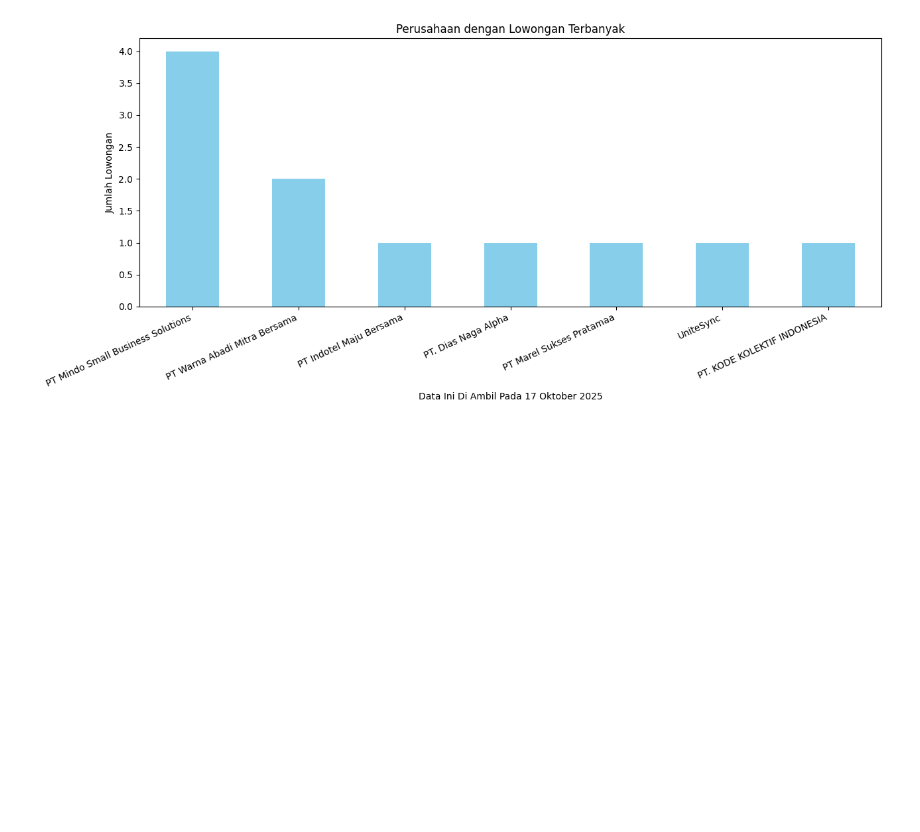
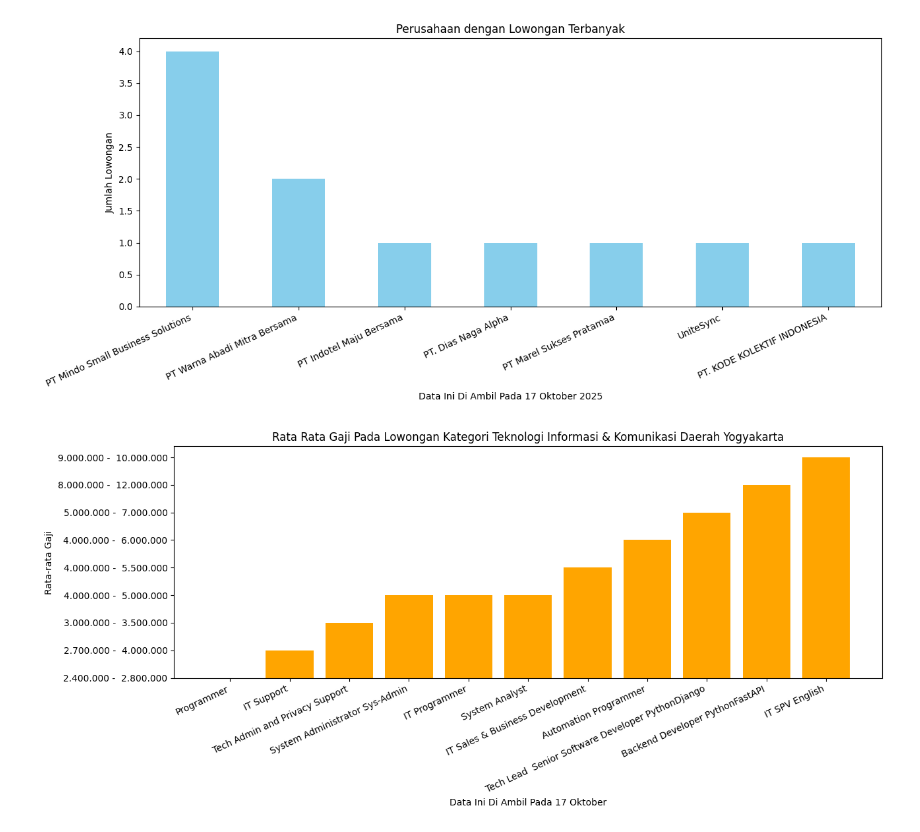
Before and after one commit to Argiiahm/lat_WebScraping, a Jupyter notebook: analisa_loker_jogja.ipynb, the cells around one changed output. Saved outputs shown, nothing was run; the diff lists cells and outputs as text; code cells hidden in the pictures; blank space fills up the shorter version.

Commit message:
add_chart_gaji_lowongan

```diff
--- a/analisa_loker_jogja.ipynb
+++ b/analisa_loker_jogja.ipynb
@@ -213,3 +213,80 @@ plt.tight_layout()
 plt.show()
 # %% [output]
 [figure]
+# %%
+from selenium import webdriver
+from selenium.webdriver.chrome.options import Options
+from bs4 import BeautifulSoup
+import pandas as pd
+from sqlalchemy import create_engine
+import matplotlib.pyplot as plt
+
+
+engine = create_engine("mysql+pymysql://root:@localhost:3306/joobsteet_yogya_db")
+
+options = Options()
+options.add_argument('--headless')
+options.add_argument('--disable-blink-features=AutomationControlled')
+options.add_argument('user-agent=Mozilla/5.0 (Windows NT 10.0; Win64; x64) AppleWebKit/537.36')
+
+driver = webdriver.Chrome(options=options)
+driver.get("https://id.jobstreet.com/id/jobs-in-information-communication-technology/in-DI-Yogyakarta")
+
+soup = BeautifulSoup(driver.page_source, "html.parser")
+# print(soup)
+
+cards = soup.select("article")
+
+data = []
+
+for card in cards:
+    loker_tag = card.select_one("h3")
+    pt_tag = card.select_one("a[data-automation='jobCompany']")
+    daerah_tag = card.select_one("a[data-automation='jobLocation']")
+    gaji_tag = card.select_one("span[data-automation='jobSalary']")
+
+    loker = loker_tag.get_text(strip=True) if loker_tag else "Tidak Di Tampilkan"
+    pt = pt_tag.get_text(strip=True) if pt_tag else None
+    daerah = daerah_tag.get_text(strip=True) if daerah_tag else "Tidak Di Tampilkan"
+    gaji = gaji_tag.get_text(strip=True) if gaji_tag else "Tidak Di Tampilkan"
+
+    data.append([loker, pt, daerah, gaji])
+
+df = pd.DataFrame(data, columns=["nama_lowongan","Perusahaan","Daerah","Gaji"])
+
+# Menghilangkan Text Yang Tidak Perlu
+df["nama_lowongan"] = df["nama_lowongan"].str.replace("/", "", regex=False)
+df["nama_lowongan"] = df["nama_lowongan"].str.replace("(", "", regex=False)
+df["nama_lowongan"] = df["nama_lowongan"].str.replace(")", "", regex=False)
+
+df["Perusahaan"] = df["Perusahaan"].str.replace("(", "", regex=False)
+df["Perusahaan"] = df["Perusahaan"].str.replace(")", "", regex=False)
+
+# Menghapus Lowongan Kerja Dengan Gaji Yang Tidak Di Tampilkan
+# Dan Menghilangkan Text Yang Tidak Perlu
+df = df[df['Gaji'] != "Tidak Di Tampilkan"]
+df['Gaji'] = df['Gaji'].str.replace('Rp', '', regex=False)
+df['Gaji'] = df['Gaji'].str.replace('per month', '', regex=False)
+df['Gaji'] = df['Gaji'].str.replace('/', '', regex=False)
+df['Gaji'] = df['Gaji'].str.replace('–', '-')
+df['Gaji'] = df['Gaji'].str.replace(',', '.')
+df['Gaji'] = df['Gaji'].str.strip()
+
+df = df.dropna(subset=['Gaji'])
+
+df['Gaji'] = df['Gaji']
+
+# Sort dari terbesar
+df = df.sort_values('Gaji', ascending=True)
+
+# Berikut Adalah Chart Lowongan Dengan Rata Rata Gaji
+plt.figure(figsize=(13,6))
+plt.bar(df['nama_lowongan'], df['Gaji'], color='orange')
+plt.title('Rata Rata Gaji Pada Lowongan Kategori Teknologi Informasi & Komunikasi Daerah Yogyakarta')
+plt.xlabel('Data Ini Di Ambil Pada 17 Oktober')
+plt.ylabel('Rata-rata Gaji')
+plt.xticks(rotation=25, ha='right')
+plt.tight_layout()
+plt.show()
+# %% [output]
+[figure, added]
```
